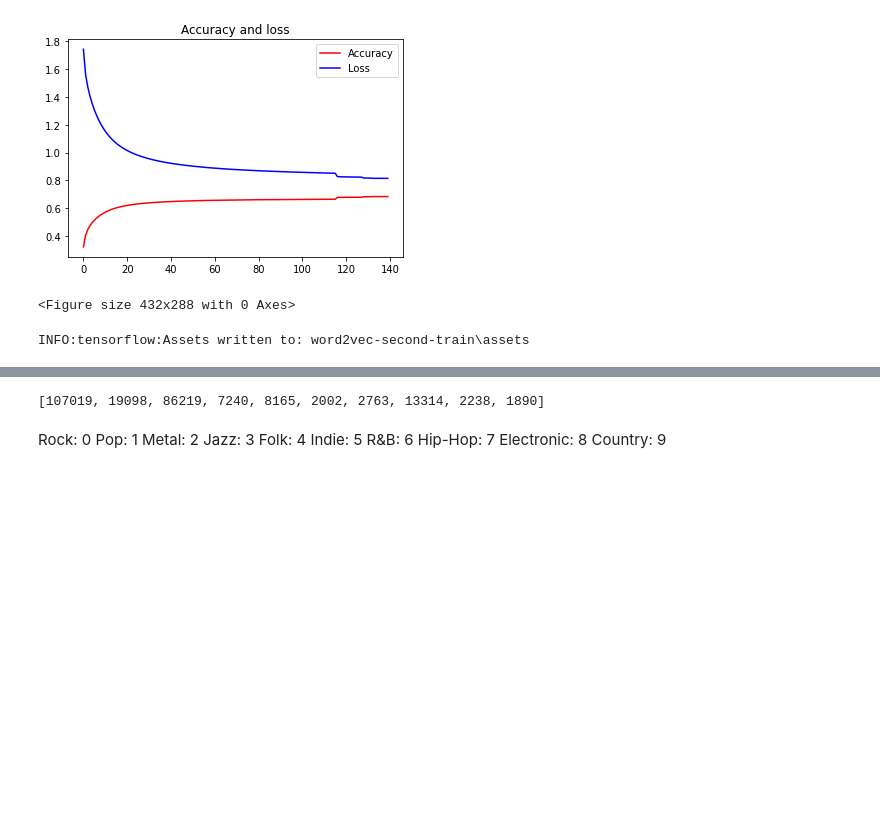
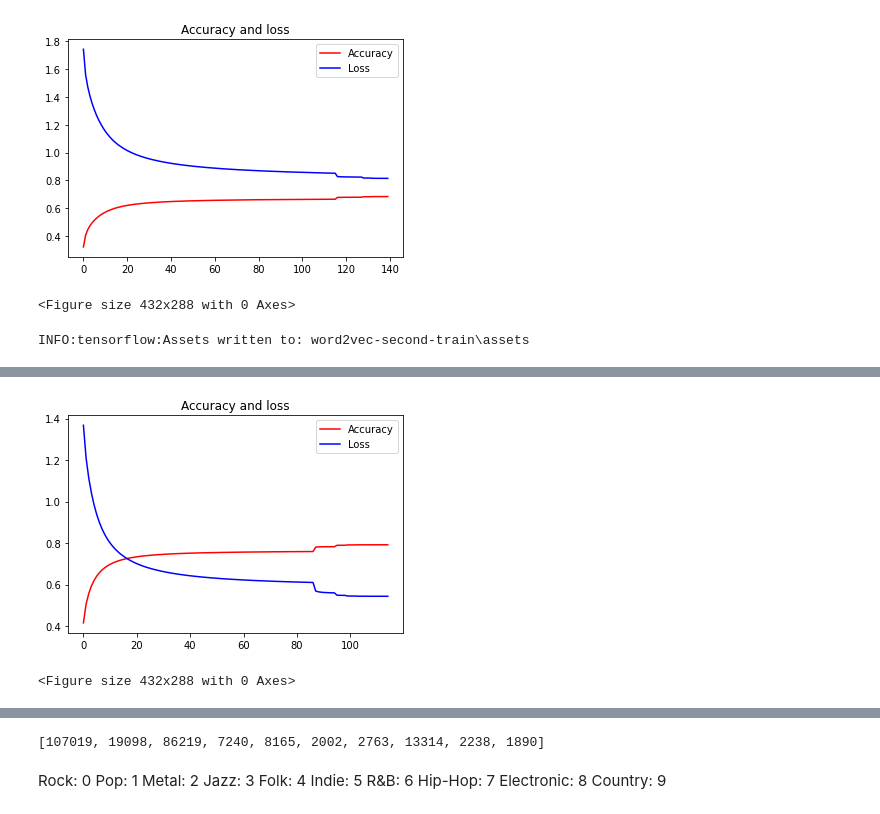
Before and after one commit to Stone-bridge-NLP/word2vec, a Jupyter notebook: word2vec genre prediction.ipynb, the cells around one changed output, grey strips where cells are left out. Drawn from its saved outputs; the diff is of its cells as text; code cells hidden in the pictures; blank space fills up the shorter version.

```diff
--- a/word2vec genre prediction.ipynb
+++ b/word2vec genre prediction.ipynb
@@ -144,7 +142,7 @@ print(inverse_vocab[:20])
 # %% [output]
 ['', '[UNK]', 'i', 'you', 'the', 'to', 'and', 'a', 'it', 'me', 's', 't', 'my', 'in', 'that', 'of', 'your', 'm', 'on', 'we']
 # %%
-ds = tf.data.Dataset.from_tensor_slices(processed_lyrics)
+ds = tf.data.Dataset.from_tensor_slices(df['Lyrics'])
 # %%
 # Vectorize the data in text_ds.
 text_vector_ds = ds.batch(1024).prefetch(AUTOTUNE).map(vectorize_layer).unbatch()
@@ -185,5 +183,3 @@ labels.shape: (1116822, 7)
-# %%
-num_ns = 6
 # %%
 BATCH_SIZE = 1024
 BUFFER_SIZE = 10000
@@ -329,0 +328,2 @@ INFO:tensorflow:Assets written to: word2vec-second-train\assets
+# %%
+history = word2vec.fit(dataset, epochs=200, callbacks=[tensorboard_callback, earlystop, learning_rate])
@@ -329,0 +351,2 @@ INFO:tensorflow:Assets written to: word2vec-second-train\assets
+# %%
+history = word2vec.fit(dataset, epochs=200, callbacks=[tensorboard_callback, earlystop, learning_rate])
@@ -329,0 +371,19 @@ INFO:tensorflow:Assets written to: word2vec-second-train\assets
+# %%
+import matplotlib.pyplot as plt
+
+%matplotlib inline
+acc = history.history['accuracy']
+loss = history.history['loss']
+
+epochs = range(len(acc))
+
+plt.plot(epochs, acc, 'r', label='Accuracy')
+plt.plot(epochs, loss, 'b', label='Loss')
+plt.title('Accuracy and loss')
+plt.legend()
+plt.figure()
+
+plt.show()
+# %% [output]
+[figure, added]
+<Figure size 432x288 with 0 Axes>
```
Also changed, not shown: parts of 32 cells of this notebook, 1 other file.
